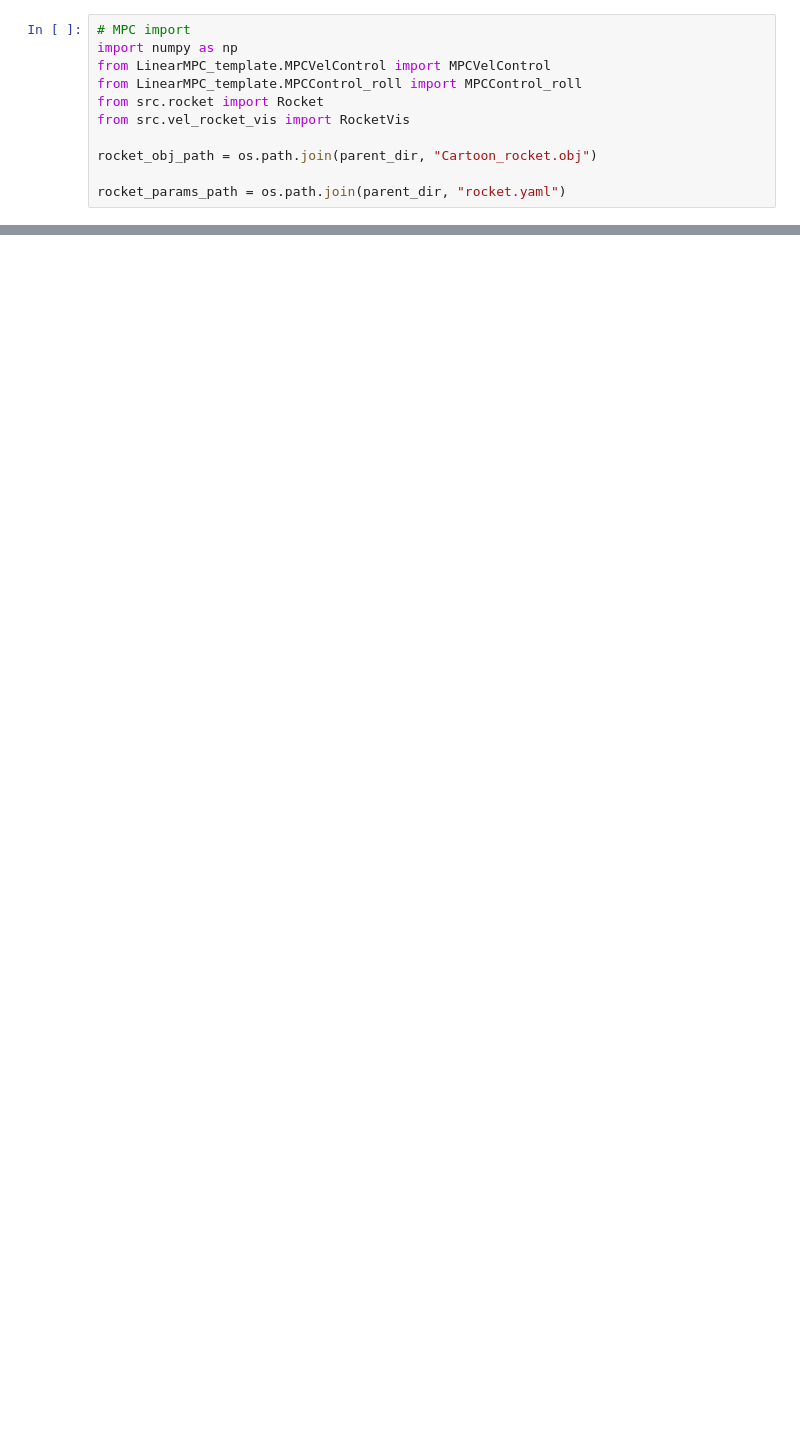
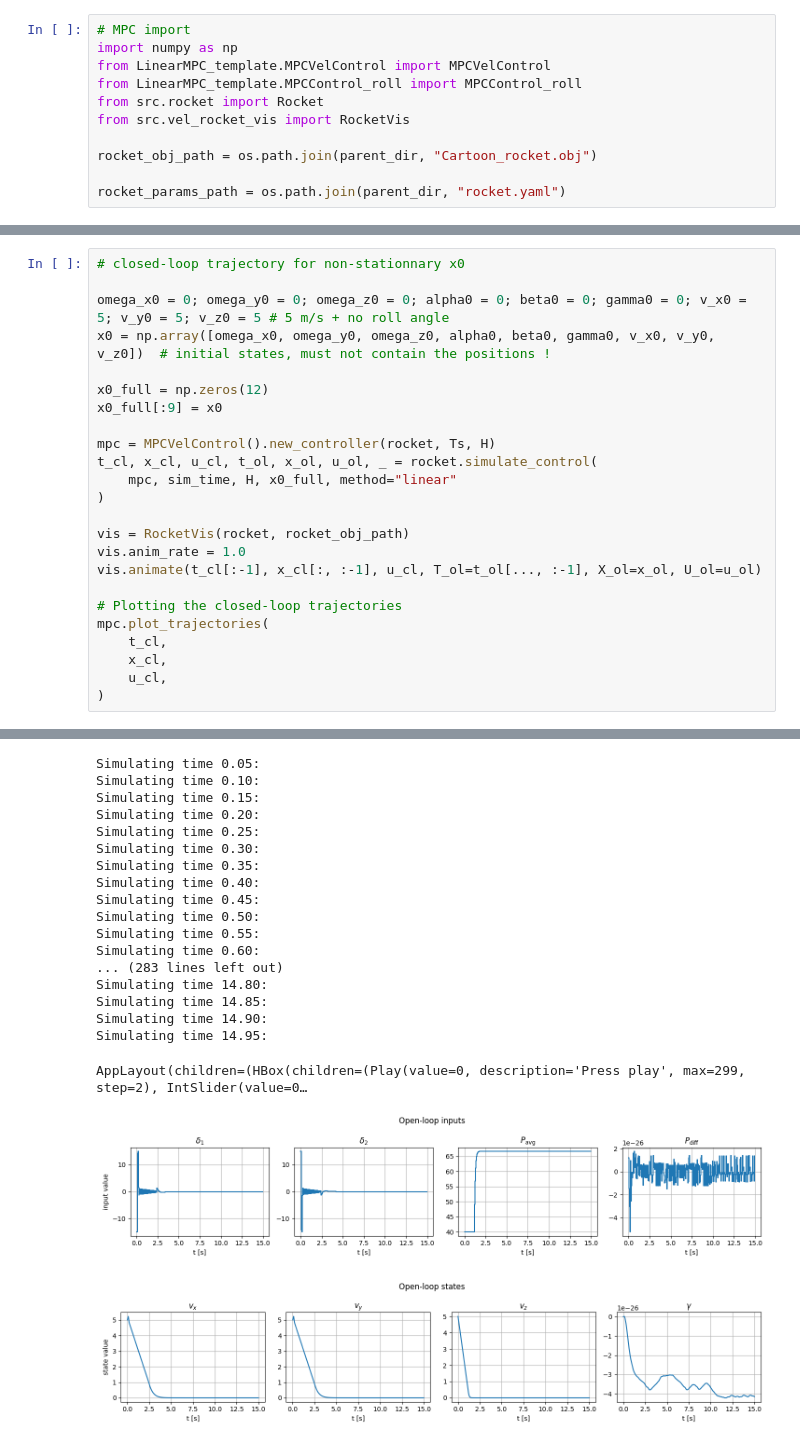
Before and after one commit to VincentEllenrieder/MPC-project-groupBS, a Jupyter notebook: project/Deliverable_3_1/Deliverable_3_1.ipynb, the cells around one changed output, grey strips where cells are left out. Saved outputs shown, nothing was run; the diff lists cells and outputs as text; blank space fills up the shorter version.

```diff
--- a/project/Deliverable_3_1/Deliverable_3_1.ipynb
+++ b/project/Deliverable_3_1/Deliverable_3_1.ipynb
@@ -85,0 +195,25 @@ ValueError: not enough values to unpack (expected 2, got 1)
+# %%
+# closed-loop trajectory for non-stationnary x0
+
+omega_x0 = 0; omega_y0 = 0; omega_z0 = 0; alpha0 = 0; beta0 = 0; gamma0 = 0; v_x0 = 5; v_y0 = 5; v_z0 = 5 # 5 m/s + no roll angle
+x0 = np.array([omega_x0, omega_y0, omega_z0, alpha0, beta0, gamma0, v_x0, v_y0, v_z0])  # initial states, must not contain the positions !
+
+x0_full = np.zeros(12)
+x0_full[:9] = x0
+
+mpc = MPCVelControl().new_controller(rocket, Ts, H)
+t_cl, x_cl, u_cl, t_ol, x_ol, u_ol, _ = rocket.simulate_control(
+    mpc, sim_time, H, x0_full, method="linear"
+)
+
+vis = RocketVis(rocket, rocket_obj_path)
+vis.anim_rate = 1.0
+vis.animate(t_cl[:-1], x_cl[:, :-1], u_cl, T_ol=t_ol[..., :-1], X_ol=x_ol, U_ol=u_ol)
+
+# Plotting the closed-loop trajectories
+mpc.plot_trajectories(
+    t_cl,
+    x_cl,
+    u_cl,
+)
+# %% [output]
@@ -85,0 +237,20 @@ ValueError: not enough values to unpack (expected 2, got 1)
+Simulating time 0.05:
+Simulating time 0.10:
+Simulating time 0.15:
+Simulating time 0.20:
+Simulating time 0.25:
+Simulating time 0.30:
+Simulating time 0.35:
+Simulating time 0.40:
+Simulating time 0.45:
+Simulating time 0.50:
+Simulating time 0.55:
+Simulating time 0.60:
+... (283 lines left out)
+Simulating time 14.80:
+Simulating time 14.85:
+Simulating time 14.90:
+Simulating time 14.95:
+AppLayout(children=(HBox(children=(Play(value=0, description='Press play', max=299, step=2), IntSlider(value=0…
+[figure, added]
+[figure, added]
```
Also changed, not shown: parts of 6 cells of this notebook, 6 other files.
